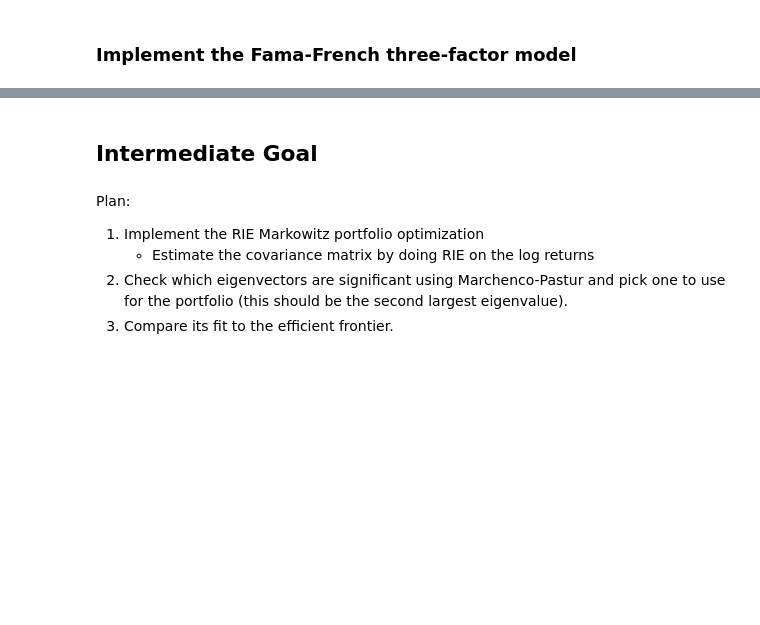
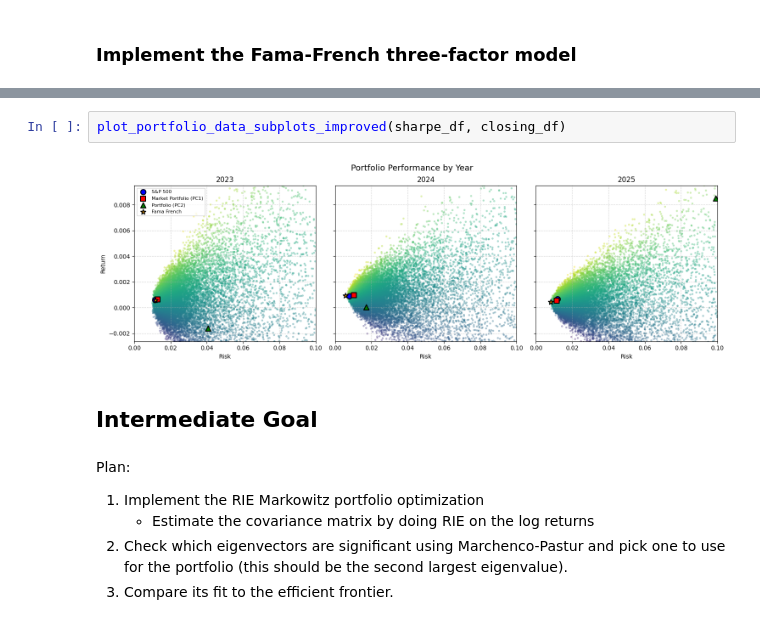
Before and after one commit to donnafaithhh/Fama-Markowitz-Mini-Project, a Jupyter notebook: mini project.ipynb, the cells around one changed output, grey strips where cells are left out. Drawn from its saved outputs; the diff is of its cells as text; blank space fills up the shorter version.

```diff
--- a/mini project.ipynb
+++ b/mini project.ipynb
@@ -1142,3 +920,7 @@ ff
+# %%
+plot_portfolio_data_subplots_improved(sharpe_df, closing_df)
+# %% [output]
+[figure, added]
 # %% [markdown]
 ## Intermediate Goal
 # %% [markdown]
```
Also changed, not shown: parts of 19 cells of this notebook.
